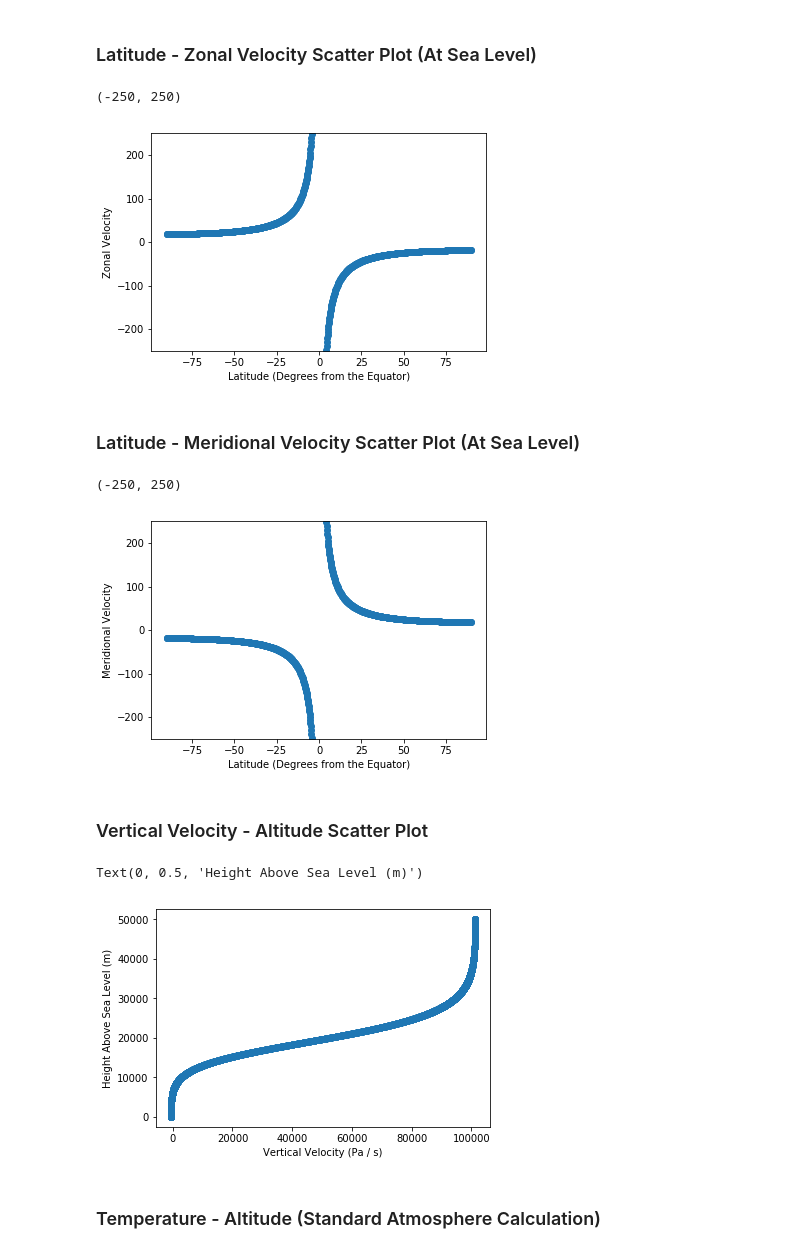
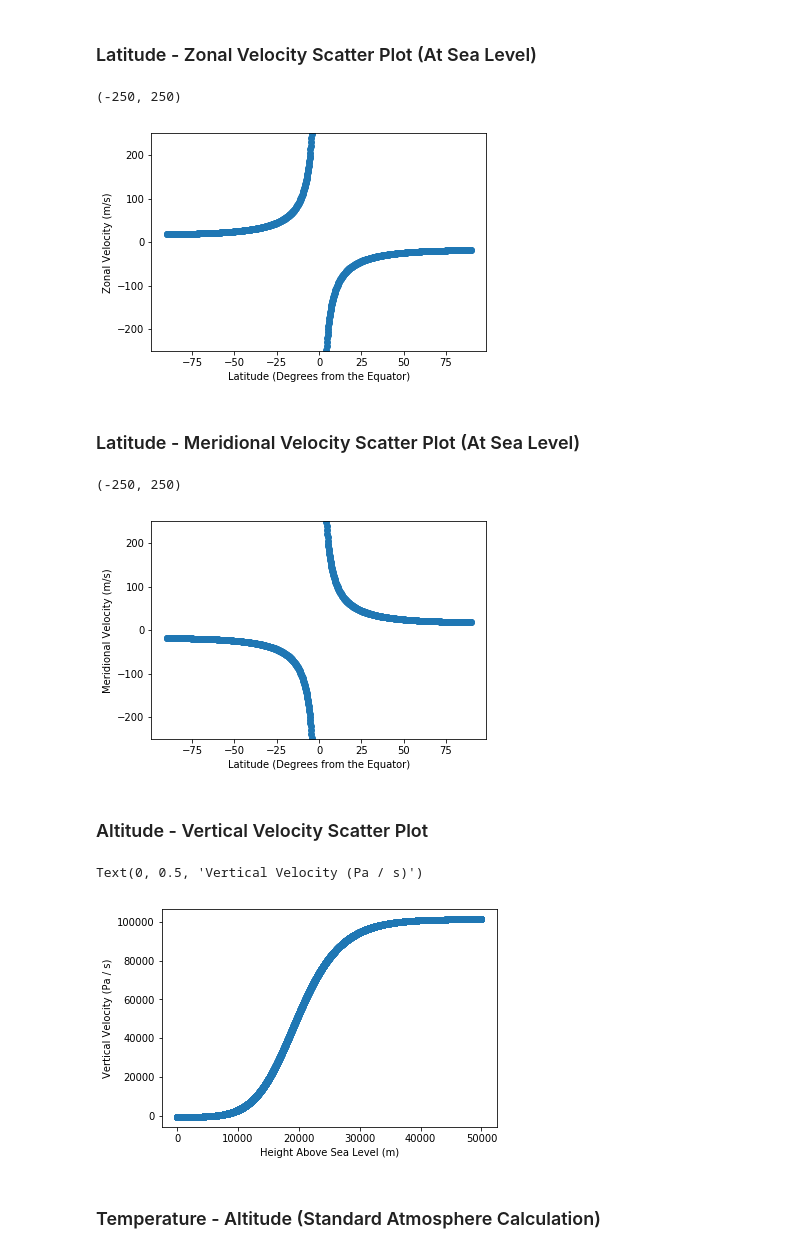
Before and after one commit to amsimp/amsimp, a Jupyter notebook: benchmarking/visualise.ipynb, the cells around one changed output. Drawn from its saved outputs; the diff is of its cells as text; code cells hidden in the pictures.

```diff
--- a/benchmarking/visualise.ipynb
+++ b/benchmarking/visualise.ipynb
@@ -42,30 +42,30 @@ plt.ylim(-250, 250)
 # %%
 plt.scatter(detail.latitude_lines(), detail.zonal_velocity()[0])
 plt.xlabel('Latitude (Degrees from the Equator)')
-plt.ylabel('Zonal Velocity')
+plt.ylabel('Zonal Velocity (m/s)')
 plt.ylim(-250, 250)
 # %% [output]
 (-250, 250)
-[figure, old version]
+[figure, new version]
 # %% [markdown]
 ### Latitude - Meridional Velocity Scatter Plot (At Sea Level)
 # %%
 plt.scatter(detail.latitude_lines(), detail.meridional_velocity()[0])
 plt.xlabel('Latitude (Degrees from the Equator)')
-plt.ylabel('Meridional Velocity')
+plt.ylabel('Meridional Velocity (m/s)')
 plt.ylim(-250, 250)
 # %% [output]
 (-250, 250)
-[figure, old version]
+[figure, new version]
 # %% [markdown]
-### Vertical Velocity - Altitude Scatter Plot
+### Altitude - Vertical Velocity Scatter Plot
 # %%
-plt.scatter(detail.vertical_velocity(), detail.altitude_level())
-plt.xlabel('Vertical Velocity (Pa / s)')
-plt.ylabel('Height Above Sea Level (m)')
+plt.scatter(detail.altitude_level(), detail.vertical_velocity())
+plt.xlabel('Height Above Sea Level (m)')
+plt.ylabel('Vertical Velocity (Pa / s)')
 # %% [output]
-Text(0, 0.5, 'Height Above Sea Level (m)')
+Text(0, 0.5, 'Vertical Velocity (Pa / s)')
-[figure, old version]
+[figure, new version]
 # %% [markdown]
 ### Temperature - Altitude (Standard Atmosphere Calculation)
 # %%
```
Also changed, not shown: parts of 3 cells of this notebook, 3 other files.
